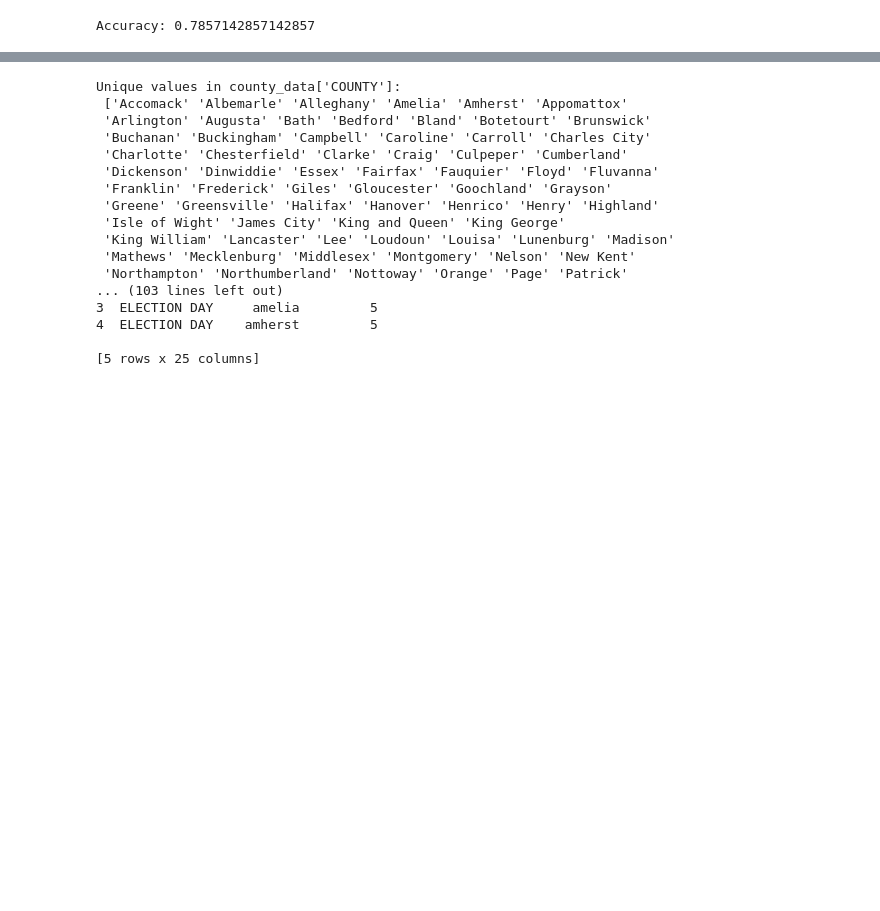
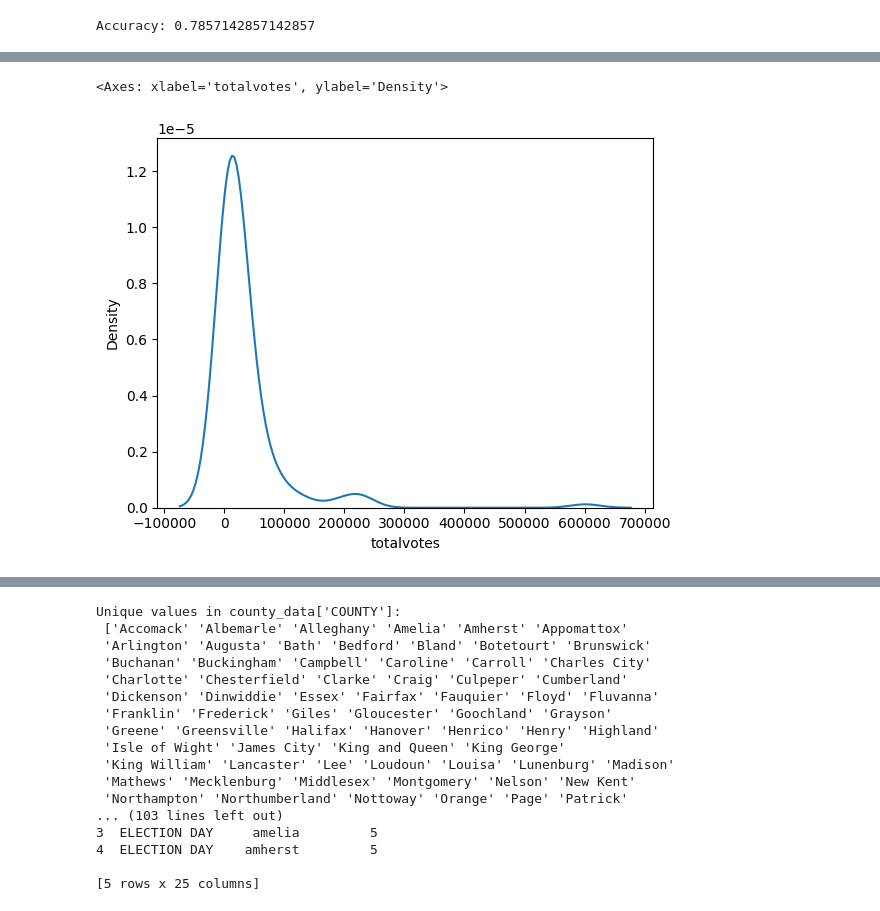
Before and after one commit to RainaVardhan/project_voting, a Jupyter notebook: model_v2.ipynb, the cells around one changed output, grey strips where cells are left out. Cells and saved outputs as stored; diff of their text form; code cells hidden in the pictures; blank space fills up the shorter version.

Commit message:
added plots/stats and discussion of visualization

```diff
--- a/model_v2.ipynb
+++ b/model_v2.ipynb
@@ -216,0 +264,11 @@ Accuracy: 0.7857142857142857
+# %%
+var1 = 'totalvotes'
+var2 = 'candidatevotes'
+cat1 = 'party'
+cat2 = 'mode'
+cat3 = 'District'
+# %%
+sns.kdeplot(combined[var1])
+# %% [output]
+<Axes: xlabel='totalvotes', ylabel='Density'>
+[figure, added]
```
Also changed, not shown: parts of 14 cells of this notebook.
